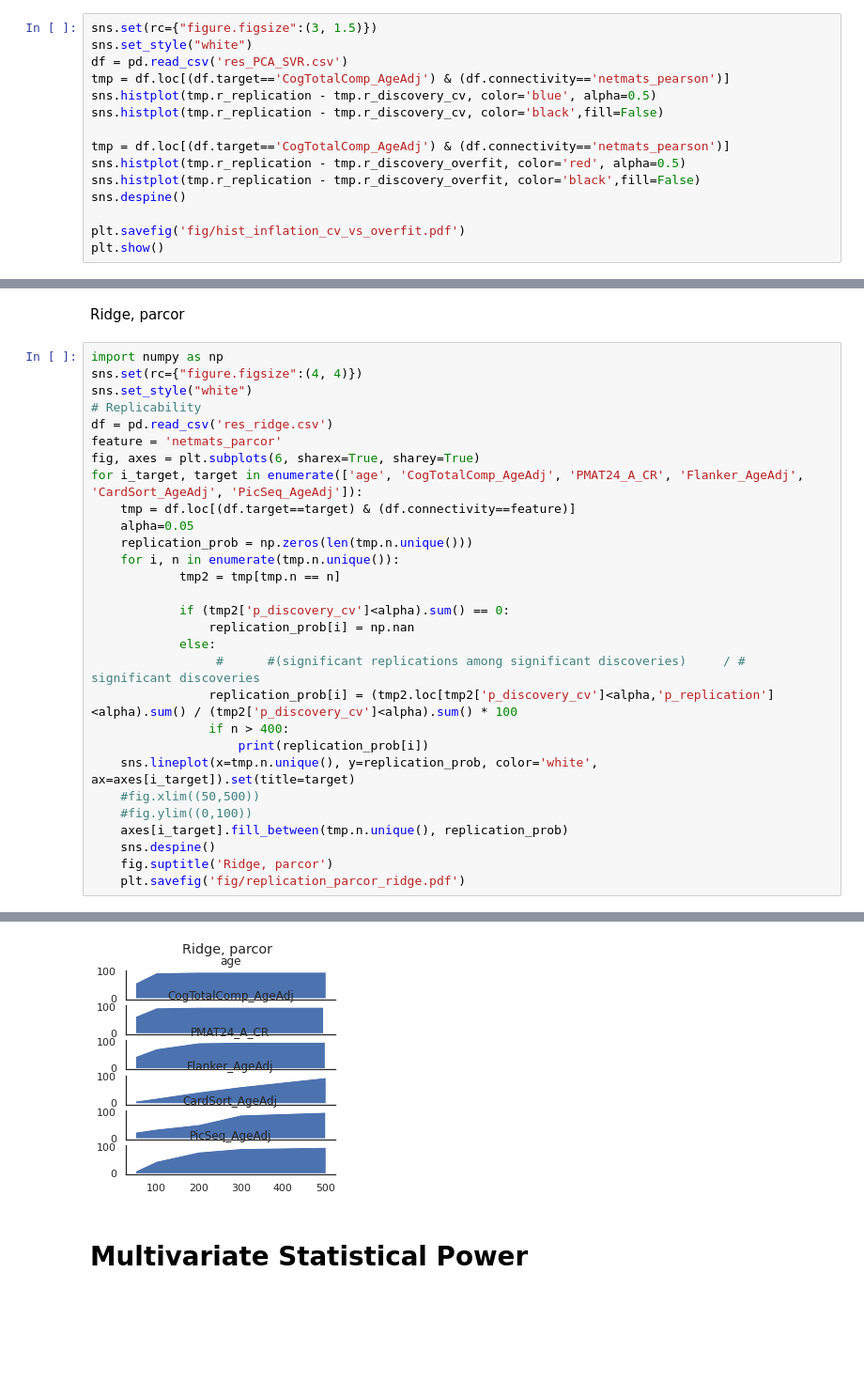
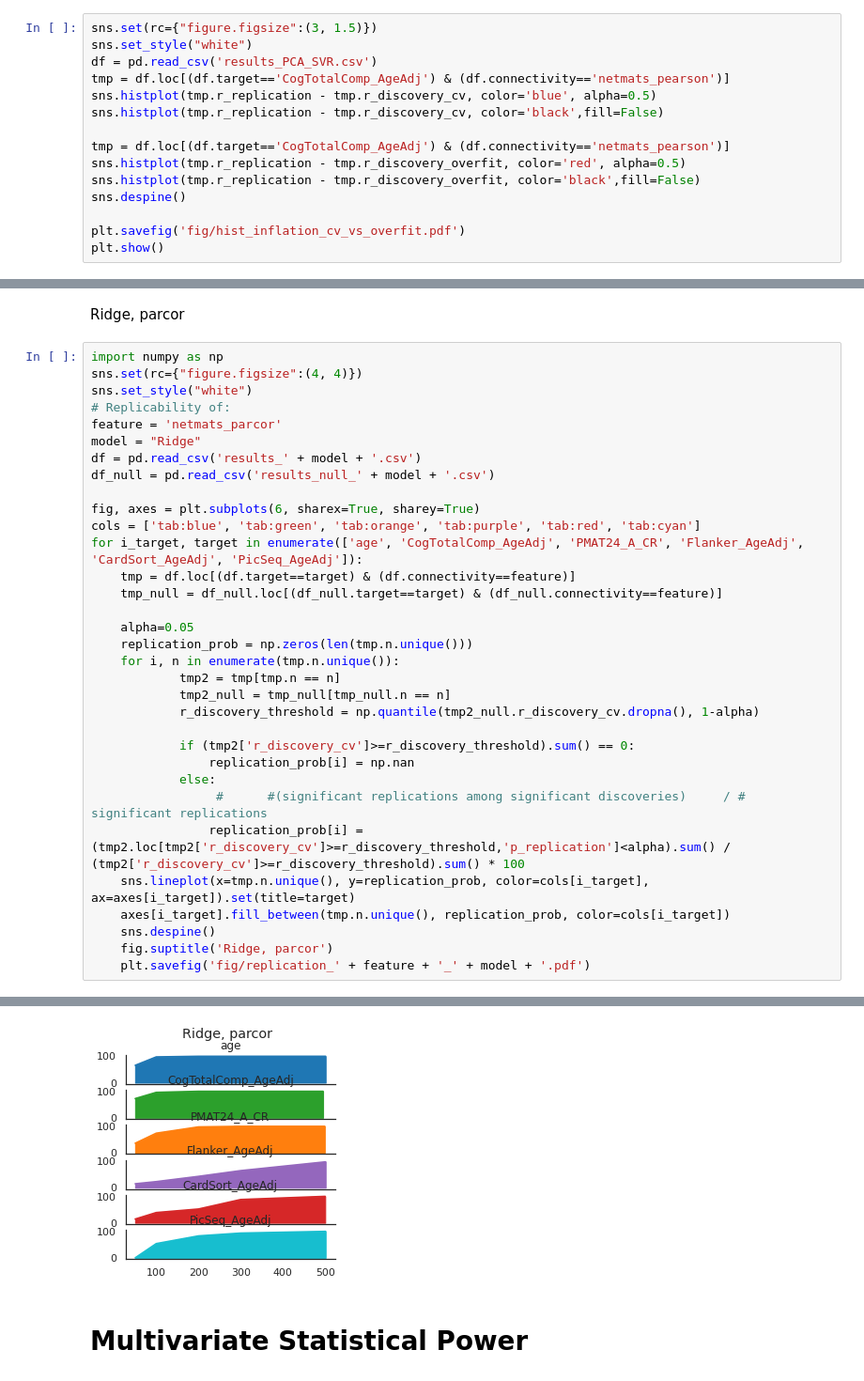
Before and after one commit to spisakt/BWAS_comment, a Jupyter notebook: plot_results.ipynb, the cells around one changed output, grey strips where cells are left out. Shown: that part at 94% size. Drawn from its saved outputs; the diff is of its cells as text; blank space fills up the shorter version.

```diff
--- a/plot_results.ipynb
+++ b/plot_results.ipynb
@@ -181,7 +196,7 @@ plt.show()
 # %%
 sns.set(rc={"figure.figsize":(3, 1.5)})
 sns.set_style("white")
-df = pd.read_csv('res_PCA_SVR.csv')
+df = pd.read_csv('results_PCA_SVR.csv')
 tmp = df.loc[(df.target=='CogTotalComp_AgeAdj') & (df.connectivity=='netmats_pearson')]
 sns.histplot(tmp.r_replication - tmp.r_discovery_cv, color='blue', alpha=0.5)
 sns.histplot(tmp.r_replication - tmp.r_discovery_cv, color='black',fill=False)
@@ -366,29 +402,33 @@ Ridge, parcor
 import numpy as np
 sns.set(rc={"figure.figsize":(4, 4)})
 sns.set_style("white")
-# Replicability
-df = pd.read_csv('res_ridge.csv')
+# Replicability of:
 feature = 'netmats_parcor'
+model = "Ridge"
+df = pd.read_csv('results_' + model + '.csv')
+df_null = pd.read_csv('results_null_' + model + '.csv')
+
 fig, axes = plt.subplots(6, sharex=True, sharey=True)
+cols = ['tab:blue', 'tab:green', 'tab:orange', 'tab:purple', 'tab:red', 'tab:cyan']
 for i_target, target in enumerate(['age', 'CogTotalComp_AgeAdj', 'PMAT24_A_CR', 'Flanker_AgeAdj', 'CardSort_AgeAdj', 'PicSeq_AgeAdj']):
     tmp = df.loc[(df.target==target) & (df.connectivity==feature)]
+    tmp_null = df_null.loc[(df_null.target==target) & (df_null.connectivity==feature)]
+
     alpha=0.05
     replication_prob = np.zeros(len(tmp.n.unique()))
     for i, n in enumerate(tmp.n.unique()):
             tmp2 = tmp[tmp.n == n]
+            tmp2_null = tmp_null[tmp_null.n == n]
+            r_discovery_threshold = np.quantile(tmp2_null.r_discovery_cv.dropna(), 1-alpha)
 
-            if (tmp2['p_discovery_cv']<alpha).sum() == 0:
+            if (tmp2['r_discovery_cv']>=r_discovery_threshold).sum() == 0:
                 replication_prob[i] = np.nan
             else:
-                 #      #(significant replications among significant discoveries)     / # significant discoveries
-                replication_prob[i] = (tmp2.loc[tmp2['p_discovery_cv']<alpha,'p_replication']<alpha).sum() / (tmp2['p_discovery_cv']<alpha).sum() * 100
-                if n > 400:
-                    print(replication_prob[i])
-    sns.lineplot(x=tmp.n.unique(), y=replication_prob, color='white', ax=axes[i_target]).set(title=target)
-    #fig.xlim((50,500))
-    #fig.ylim((0,100))
-    axes[i_target].fill_between(tmp.n.unique(), replication_prob)
+                 #      #(significant replications among significant discoveries)     / # significant replications
+                replication_prob[i] = (tmp2.loc[tmp2['r_discovery_cv']>=r_discovery_threshold,'p_replication']<alpha).sum() / (tmp2['r_discovery_cv']>=r_discovery_threshold).sum() * 100
+    sns.lineplot(x=tmp.n.unique(), y=replication_prob, color=cols[i_target], ax=axes[i_target]).set(title=target)
+    axes[i_target].fill_between(tmp.n.unique(), replication_prob, color=cols[i_target])
     sns.despine()
     fig.suptitle('Ridge, parcor')
-    plt.savefig('fig/replication_parcor_ridge.pdf')
+    plt.savefig('fig/replication_' + feature + '_' + model + '.pdf')
 # %% [output]
@@ -401,4 +435,4 @@ for i_target, target in enumerate(['age', 'CogTotalComp_AgeAdj', 'PMAT24_A_CR',
-[figure, old version]
+[figure, new version]
 # %% [markdown]
 # Multivariate Statistical Power
 # %%
```
Also changed, not shown: parts of 25 cells of this notebook, 44 other files.
